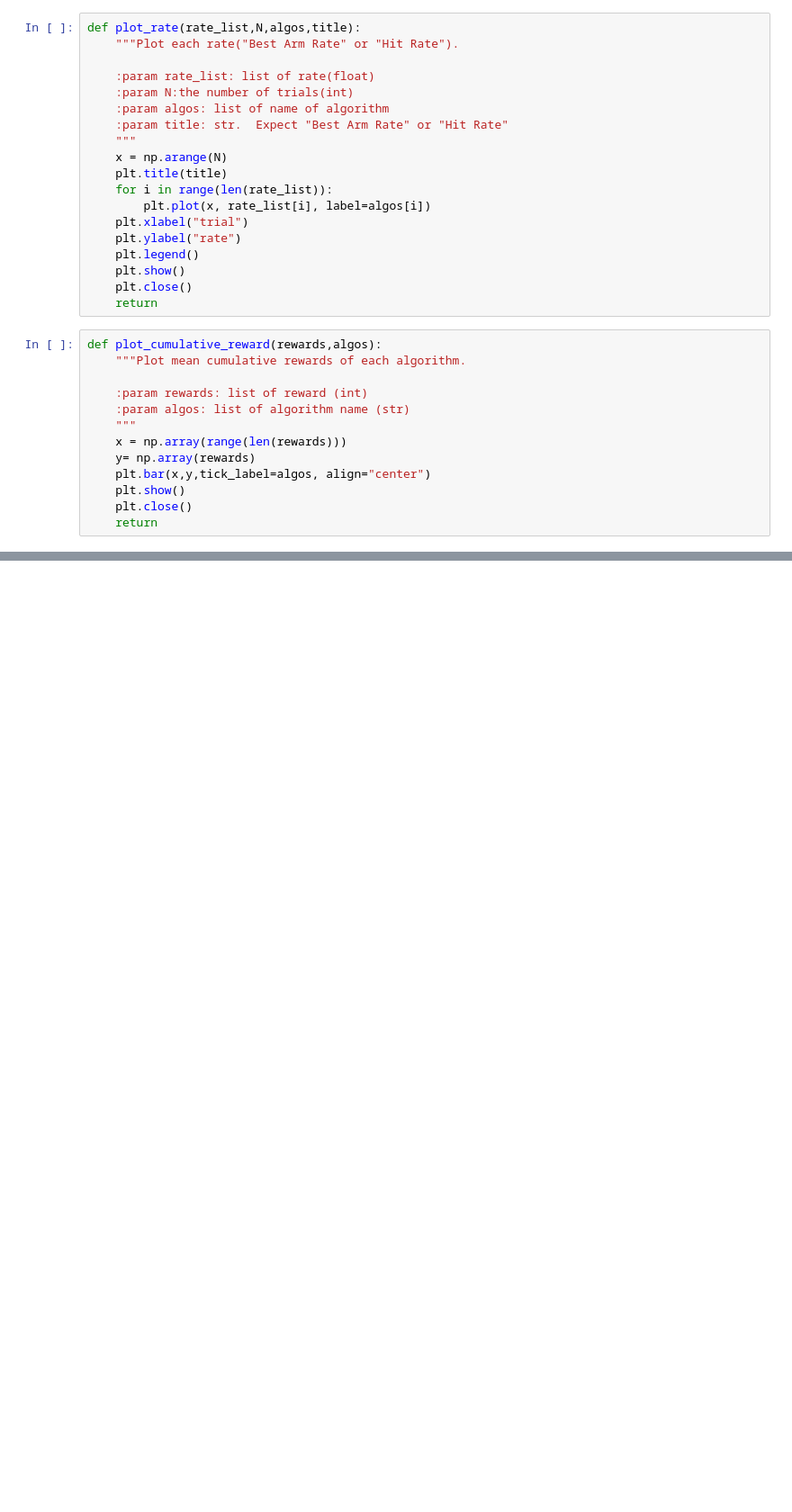
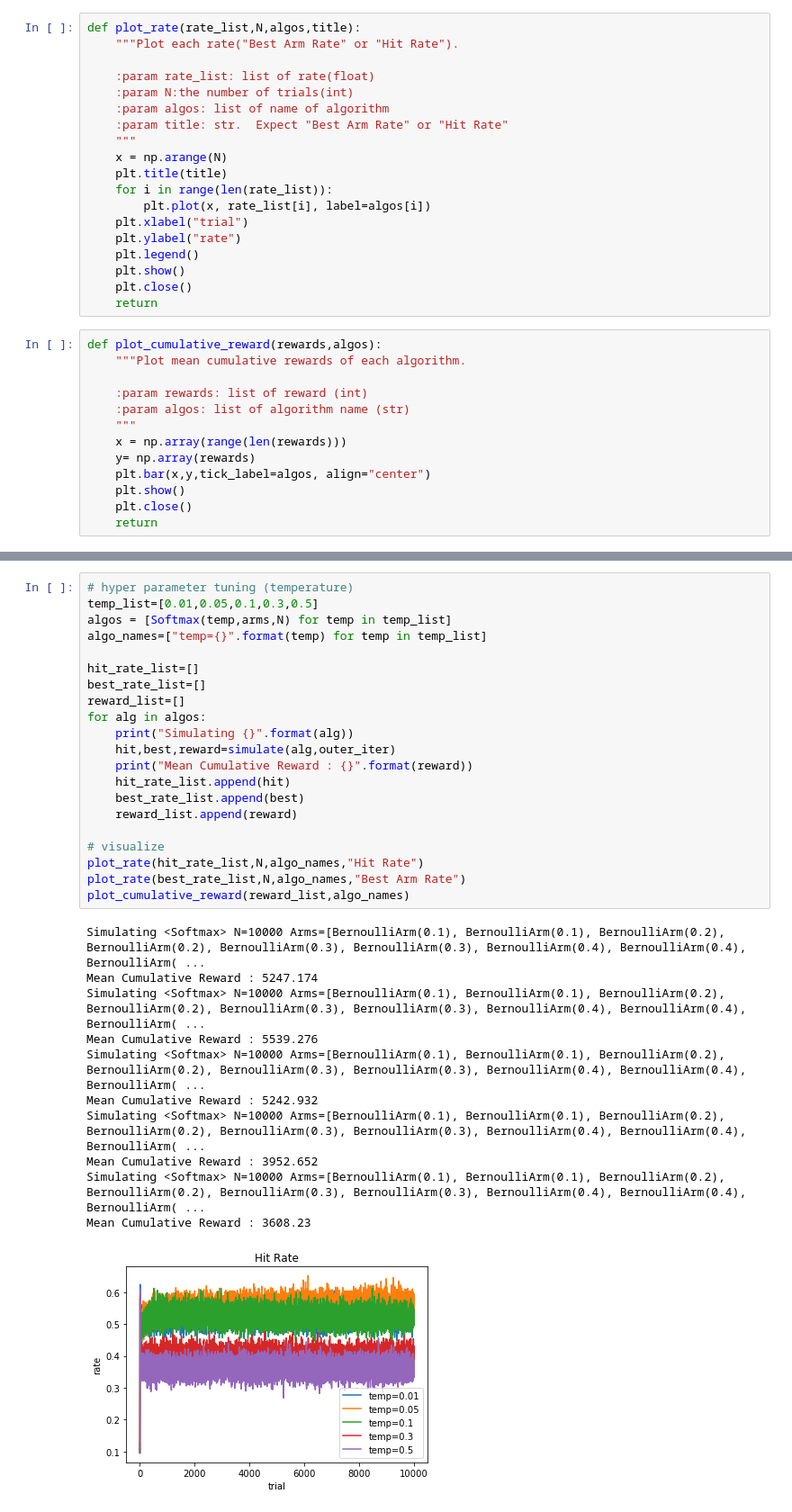
Before and after one commit to habroptilus/bandit, a Jupyter notebook: src/main.ipynb, the cells around one changed output, grey strips where cells are left out. Shown: that part at 90% size. Drawn from its saved outputs; the diff is of its cells as text; blank space fills up the shorter version.

```diff
--- a/src/main.ipynb
+++ b/src/main.ipynb
@@ -130,0 +166,33 @@ Mean Cumulative Reward : 1598.0
+# %%
+# hyper parameter tuning (temperature)
+temp_list=[0.01,0.05,0.1,0.3,0.5]
+algos = [Softmax(temp,arms,N) for temp in temp_list]
+algo_names=["temp={}".format(temp) for temp in temp_list]
+
+hit_rate_list=[]
+best_rate_list=[]
+reward_list=[]
+for alg in algos:
+    print("Simulating {}".format(alg))
+    hit,best,reward=simulate(alg,outer_iter)
+    print("Mean Cumulative Reward : {}".format(reward))
+    hit_rate_list.append(hit)
+    best_rate_list.append(best)
+    reward_list.append(reward)
+
+# visualize
+plot_rate(hit_rate_list,N,algo_names,"Hit Rate")
+plot_rate(best_rate_list,N,algo_names,"Best Arm Rate")
+plot_cumulative_reward(reward_list,algo_names)
+# %% [output]
+Simulating <Softmax> N=10000 Arms=[BernoulliArm(0.1), BernoulliArm(0.1), BernoulliArm(0.2), BernoulliArm(0.2), BernoulliArm(0.3), BernoulliArm(0.3), BernoulliArm(0.4), BernoulliArm(0.4), BernoulliArm( ...
+Mean Cumulative Reward : 5247.174
+Simulating <Softmax> N=10000 Arms=[BernoulliArm(0.1), BernoulliArm(0.1), BernoulliArm(0.2), BernoulliArm(0.2), BernoulliArm(0.3), BernoulliArm(0.3), BernoulliArm(0.4), BernoulliArm(0.4), BernoulliArm( ...
+Mean Cumulative Reward : 5539.276
+Simulating <Softmax> N=10000 Arms=[BernoulliArm(0.1), BernoulliArm(0.1), BernoulliArm(0.2), BernoulliArm(0.2), BernoulliArm(0.3), BernoulliArm(0.3), BernoulliArm(0.4), BernoulliArm(0.4), BernoulliArm( ...
+Mean Cumulative Reward : 5242.932
+Simulating <Softmax> N=10000 Arms=[BernoulliArm(0.1), BernoulliArm(0.1), BernoulliArm(0.2), BernoulliArm(0.2), BernoulliArm(0.3), BernoulliArm(0.3), BernoulliArm(0.4), BernoulliArm(0.4), BernoulliArm( ...
+Mean Cumulative Reward : 3952.652
+Simulating <Softmax> N=10000 Arms=[BernoulliArm(0.1), BernoulliArm(0.1), BernoulliArm(0.2), BernoulliArm(0.2), BernoulliArm(0.3), BernoulliArm(0.3), BernoulliArm(0.4), BernoulliArm(0.4), BernoulliArm( ...
+Mean Cumulative Reward : 3608.23
+[figure, added]
```
Also changed, not shown: parts of 5 cells of this notebook.
